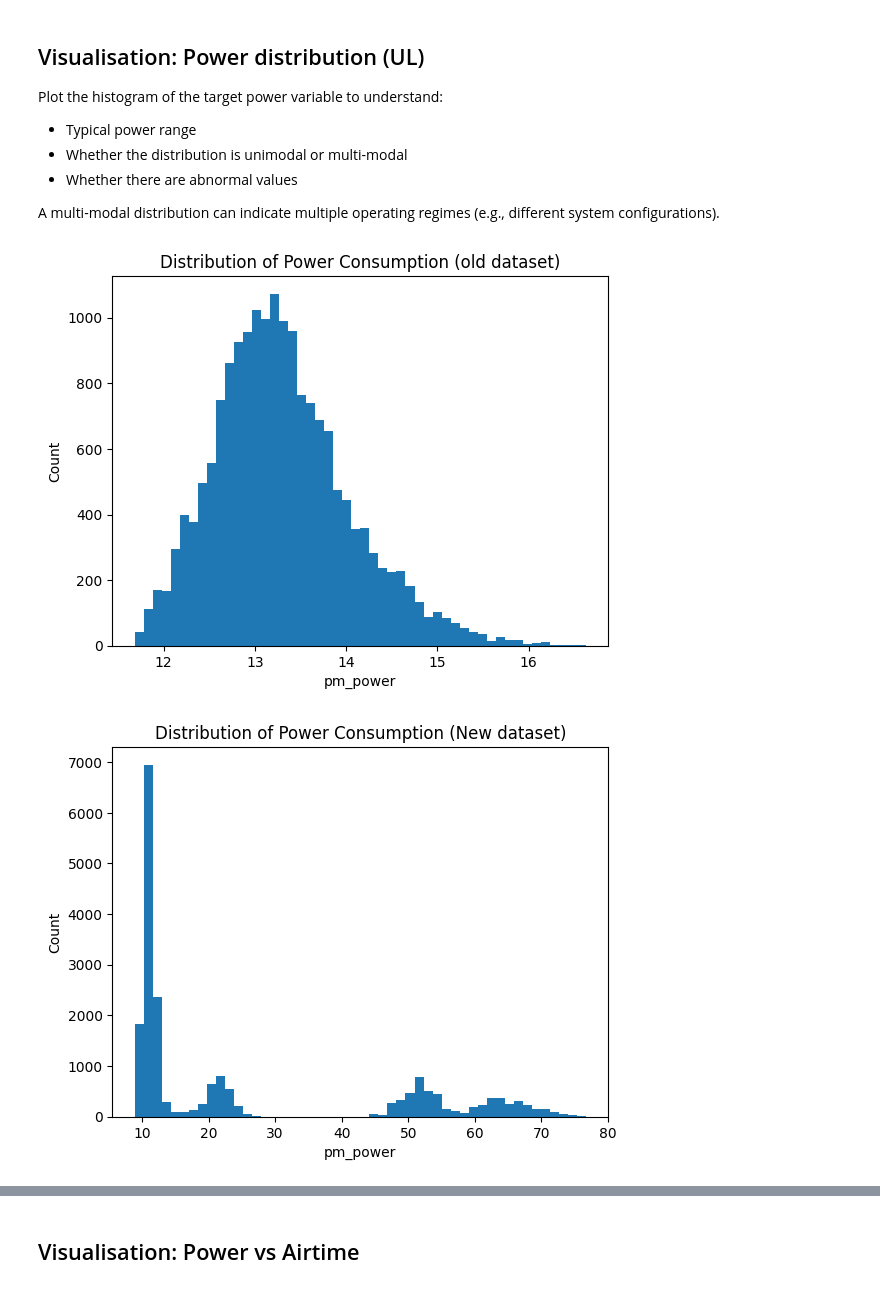
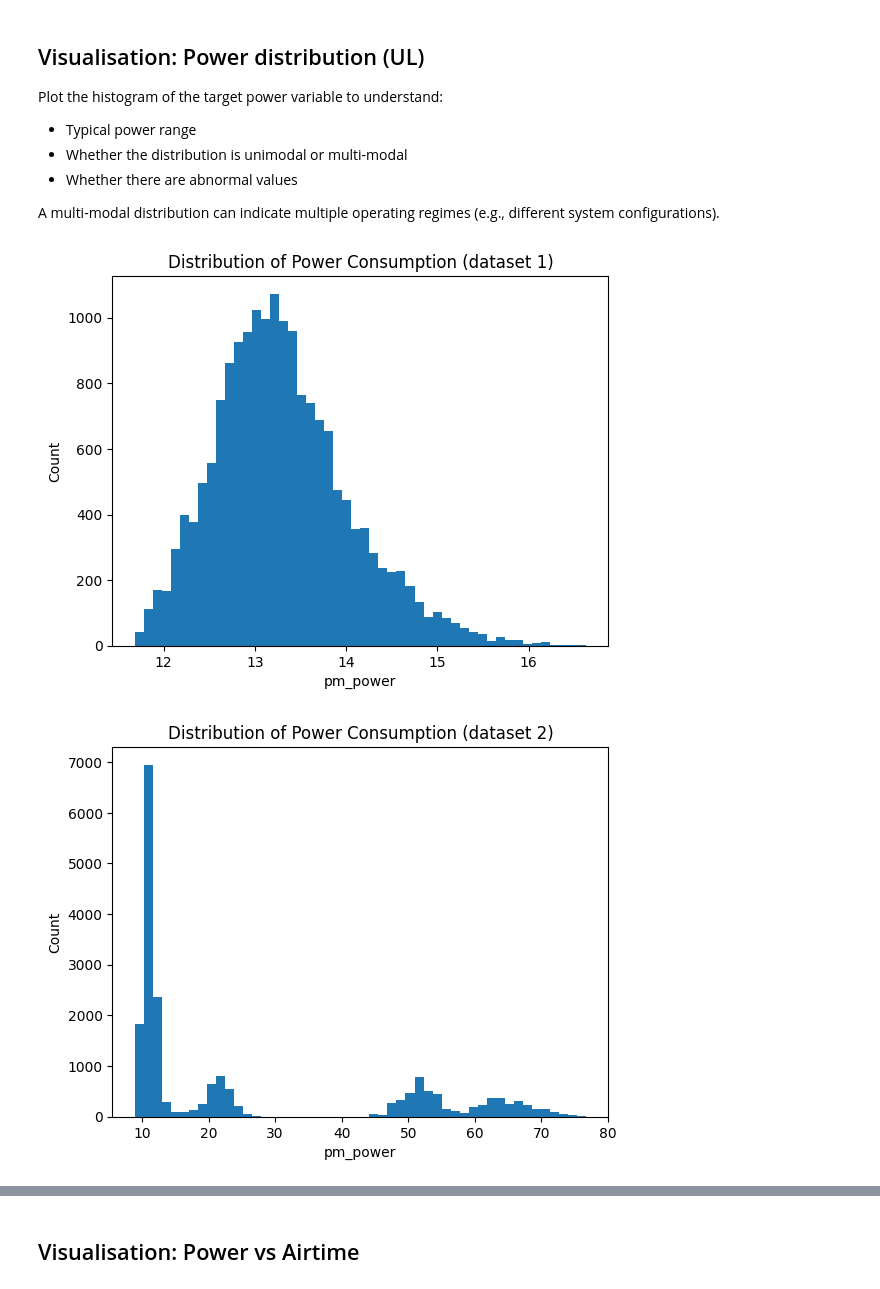
Before and after one commit to samiwu717/BAI_project, a Jupyter notebook: dataprocessing.ipynb, the cells around one changed output, grey strips where cells are left out. Saved outputs shown, nothing was run; the diff lists cells and outputs as text; code cells hidden in the pictures.

```diff
--- a/dataprocessing.ipynb
+++ b/dataprocessing.ipynb
@@ -260,31 +246,31 @@ A multi-modal distribution can indicate multiple operating regimes (e.g., differ
 # %%
 
 import matplotlib.pyplot as plt
 
 plt.figure()
 plt.hist(oran_4cols[TARGET], bins=50)
 plt.xlabel(TARGET)
 plt.ylabel("Count")
-plt.title("Distribution of Power Consumption (old dataset)")
+plt.title("Distribution of Power Consumption (dataset 1)")
 plt.show()
 
 plt.figure()
 plt.hist(ul[TARGET], bins=50)
 plt.xlabel(TARGET)
 plt.ylabel("Count")
-plt.title("Distribution of Power Consumption (New dataset)")
+plt.title("Distribution of Power Consumption (dataset 2)")
 plt.show()
 
 
 plt.figure()
 plt.hist(ul_4cols[TARGET], bins=50)
 plt.xlabel(TARGET)
 plt.ylabel("Count")
 plt.title("Distribution of Power Consumption (after cleaning dataset 2)")
 plt.show()
 # %% [output]
-[figure, old version]
+[figure, new version]
-[figure, old version]
+[figure, new version]
 [figure]
 # %% [markdown]
 ##  Visualisation: Power vs Airtime
```
Also changed, not shown: parts of 6 cells of this notebook, 2 other files.
